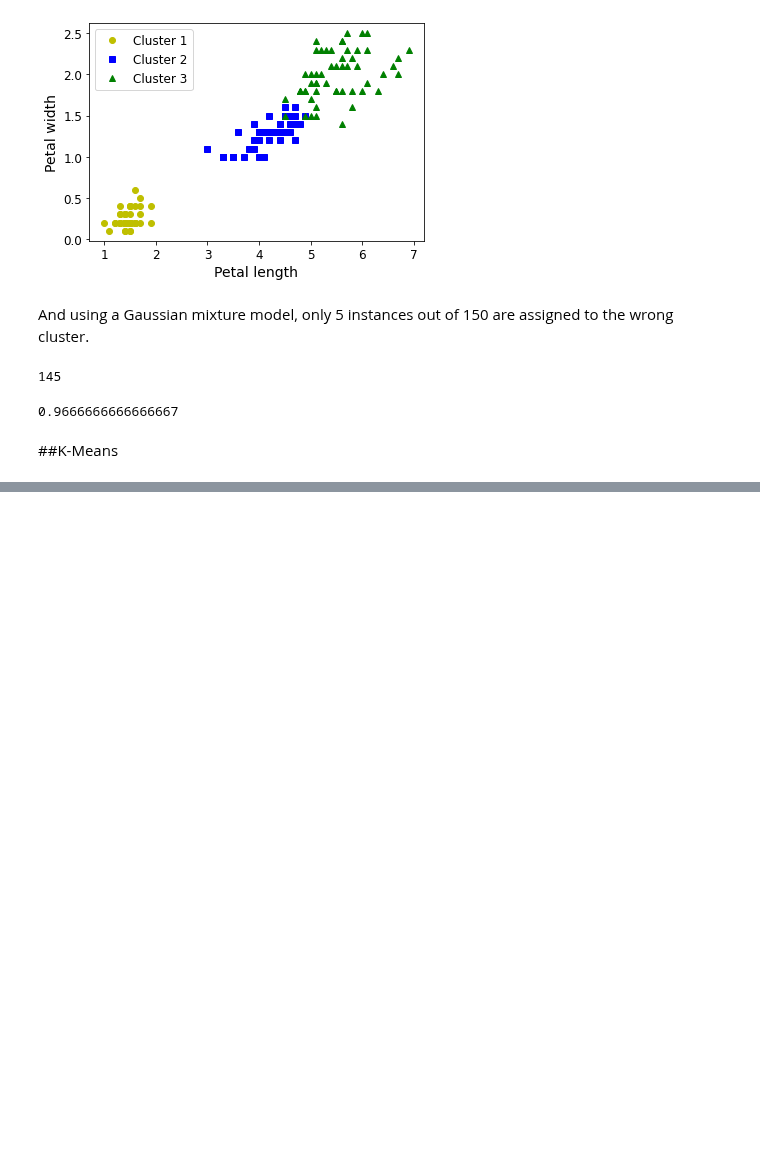
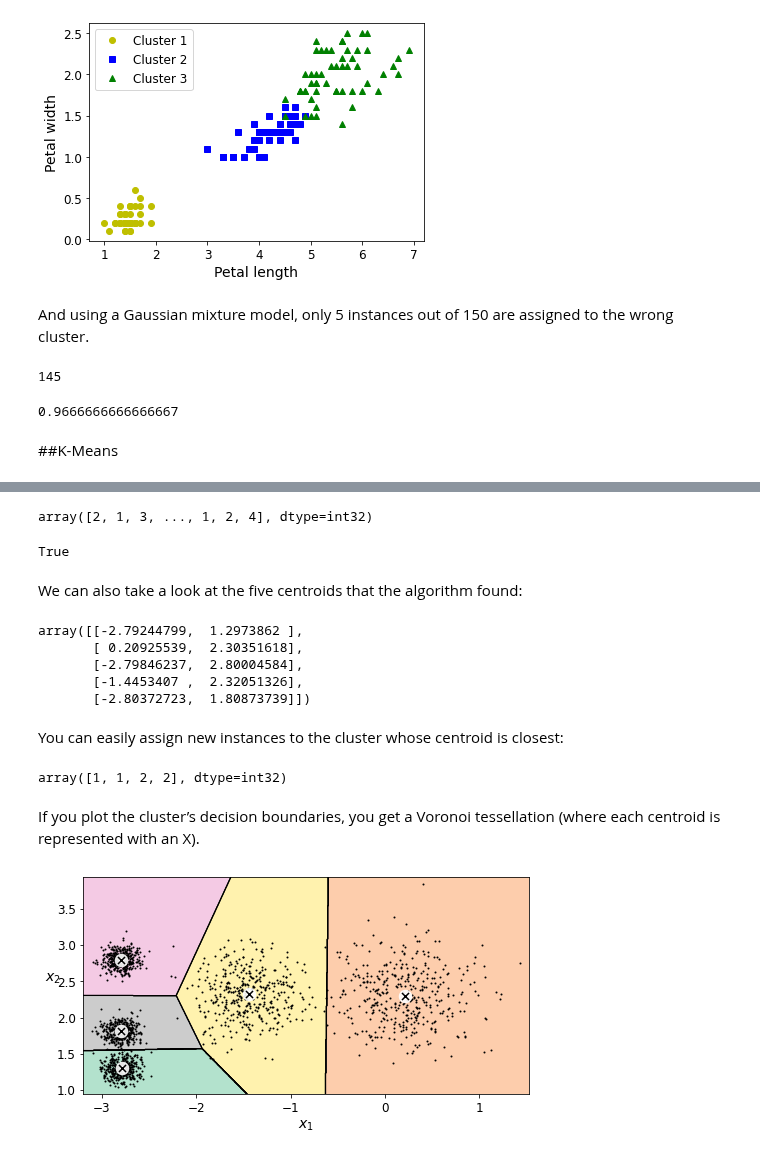
Before and after one commit to rahiakela/machine-learning-research-and-practice, a Jupyter notebook: hands-on-machine-learning-with-scikit-learn-keras-and-tensorflow/9-unsupervised-learning-techniques/01_clustering_fundamental.ipynb, the cells around one changed output, grey strips where cells are left out. Drawn from its saved outputs; the diff is of its cells as text; code cells hidden in the pictures; blank space fills up the shorter version.

```diff
--- a/hands-on-machine-learning-with-scikit-learn-keras-and-tensorflow/9-unsupervised-learning-techniques/01_clustering_fundamental.ipynb
+++ b/hands-on-machine-learning-with-scikit-learn-keras-and-tensorflow/9-unsupervised-learning-techniques/01_clustering_fundamental.ipynb
@@ -154,0 +227,5 @@ np.sum(y_pred==y) / len(y_pred)
+# %%
+k = 5
+
+kmeans = KMeans(n_clusters=5, random_state=42)
+y_pred = kmeans.fit_predict(X)
@@ -154,0 +242,34 @@ np.sum(y_pred==y) / len(y_pred)
+# %%
+y_pred
+# %% [output]
+array([2, 1, 3, ..., 1, 2, 4], dtype=int32)
+# %%
+y_pred is kmeans.labels_
+# %% [output]
+True
+# %% [markdown]
+We can also take a look at the five centroids that the algorithm found:
+# %%
+kmeans.cluster_centers_
+# %% [output]
+array([[-2.79244799,  1.2973862 ],
+       [ 0.20925539,  2.30351618],
+       [-2.79846237,  2.80004584],
+       [-1.4453407 ,  2.32051326],
+       [-2.80372723,  1.80873739]])
+# %% [markdown]
+You can easily assign new instances to the cluster whose centroid is closest:
+# %%
+x_new = np.array([[0, 2], [3, 2], [-3, 3], [-3, 2.5]])
+kmeans.predict(x_new)
+# %% [output]
+array([1, 1, 2, 2], dtype=int32)
+# %% [markdown]
+If you plot the cluster’s decision boundaries, you get a Voronoi tessellation (where each centroid is represented with an X).
+# %%
+plt.figure(figsize=(8, 4))
+plot_decision_boundaries(kmeans, X)
+
+plt.show()
+# %% [output]
+[figure, added]
```
Also changed, not shown: parts of 21 cells of this notebook.
